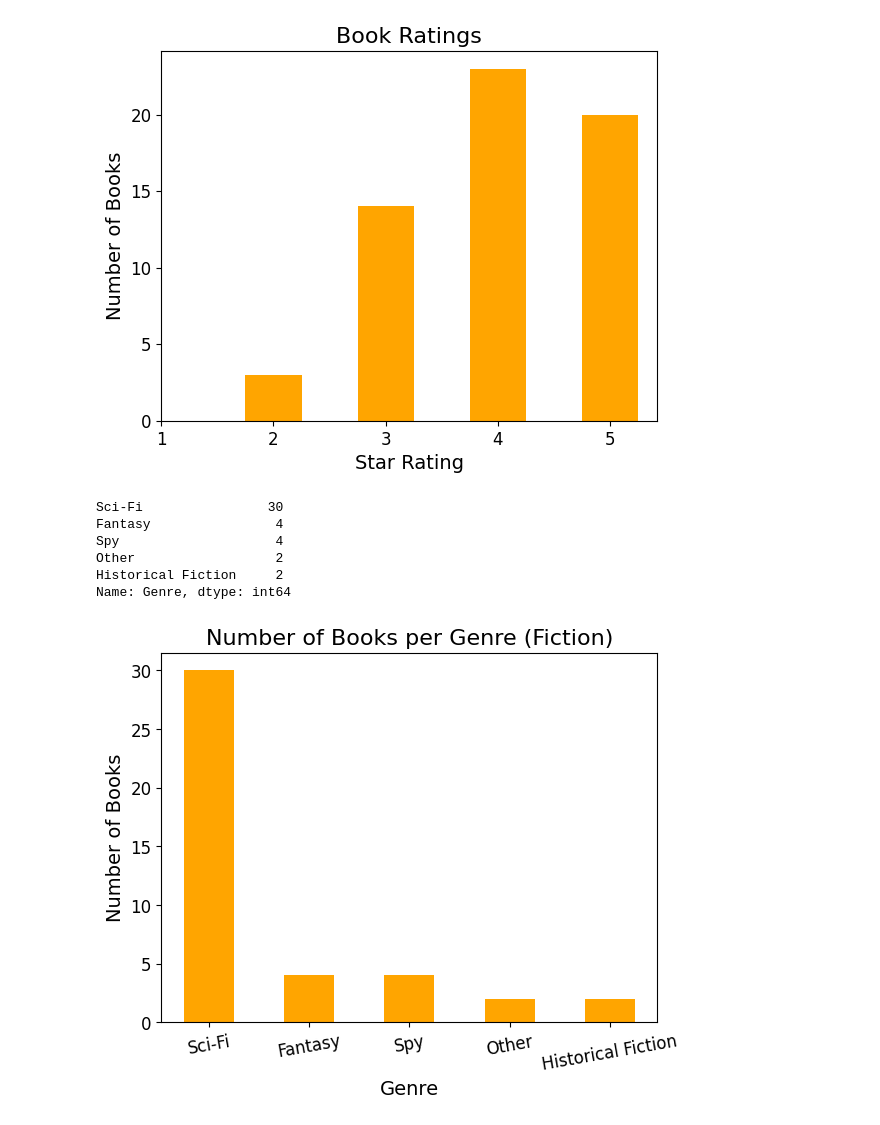
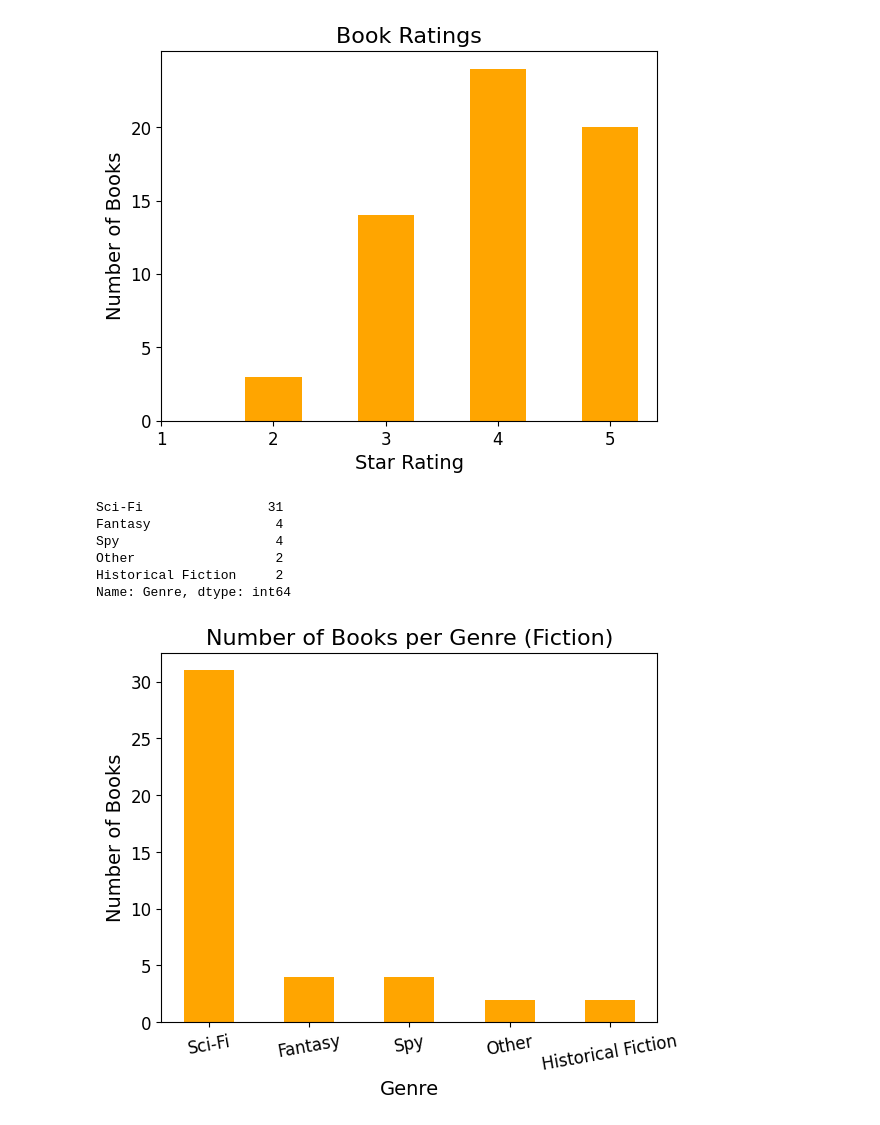
Before and after one commit to benstratton6/benjaminstratton, a Jupyter notebook: Miscellaneous_books_graphs.ipynb, the cells around one changed output. Drawn from its saved outputs; the diff is of its cells as text; code cells hidden in the pictures.

```diff
--- a/Miscellaneous_books_graphs.ipynb
+++ b/Miscellaneous_books_graphs.ipynb
@@ -64,6 +64,7 @@ data = [
     {"Name": "Killers of the Flower Moon", "Author": "David Grann", "Genre": "History", "Stars": 4, "type": "non-fiction", "year" : 2026},
     {"Name": "Educated", "Author": "Tara Westover", "Genre": "Memoir", "Stars": 3, "type": "non-fiction", "year" : 2026},
     {"Name": "Pachinko", "Author": "Min Jin Lee", "Genre": "Historical Fiction", "Stars": 5, "type": "fiction", "year" : 2026},
+    {"Name": "Anathem", "Author": "Neal Stephenson", "Genre": "Sci-Fi", "Stars": 4, "type": "fiction", "year" : 2026},
 ]
 
 df = pd.DataFrame(data)
@@ -177,40 +178,40 @@ for bar, average, number in zip(
 
 plt.title("Average Book Rating by Genre", fontsize=16)
 plt.xlabel("Genre", fontsize=14)
 plt.ylabel("Average Star Rating", fontsize=14)
 
 plt.ylim(0, 5.5)
 plt.yticks([1, 2, 3, 4, 5])
 
 plt.tick_params(axis="both", labelsize=12)
 plt.xticks(rotation=45, ha="right")
 
 # Add legend for fiction / non-fiction
 legend_elements = [
     Patch(facecolor="orange", label="Fiction"),
     Patch(facecolor="steelblue", label="Non-fiction")
 ]
 
 plt.legend(
     handles=legend_elements,
     loc="upper center",
     bbox_to_anchor=(0.2, -0.3),
     ncol=2,
     frameon=False,
     fontsize=12
 )
 
 plt.tight_layout()
 plt.savefig("Miscellaneous_books_average_rating_by_genre.png")
 plt.show()
 # %% [output]
-[figure, old version]
+[figure, new version]
-Sci-Fi                30
+Sci-Fi                31
 Fantasy                4
 Spy                    4
 Other                  2
 Historical Fiction     2
 Name: Genre, dtype: int64
-[figure, old version]
+[figure, new version]
 [figure]
 [figure]
```
Also changed, not shown: 4 other files.
